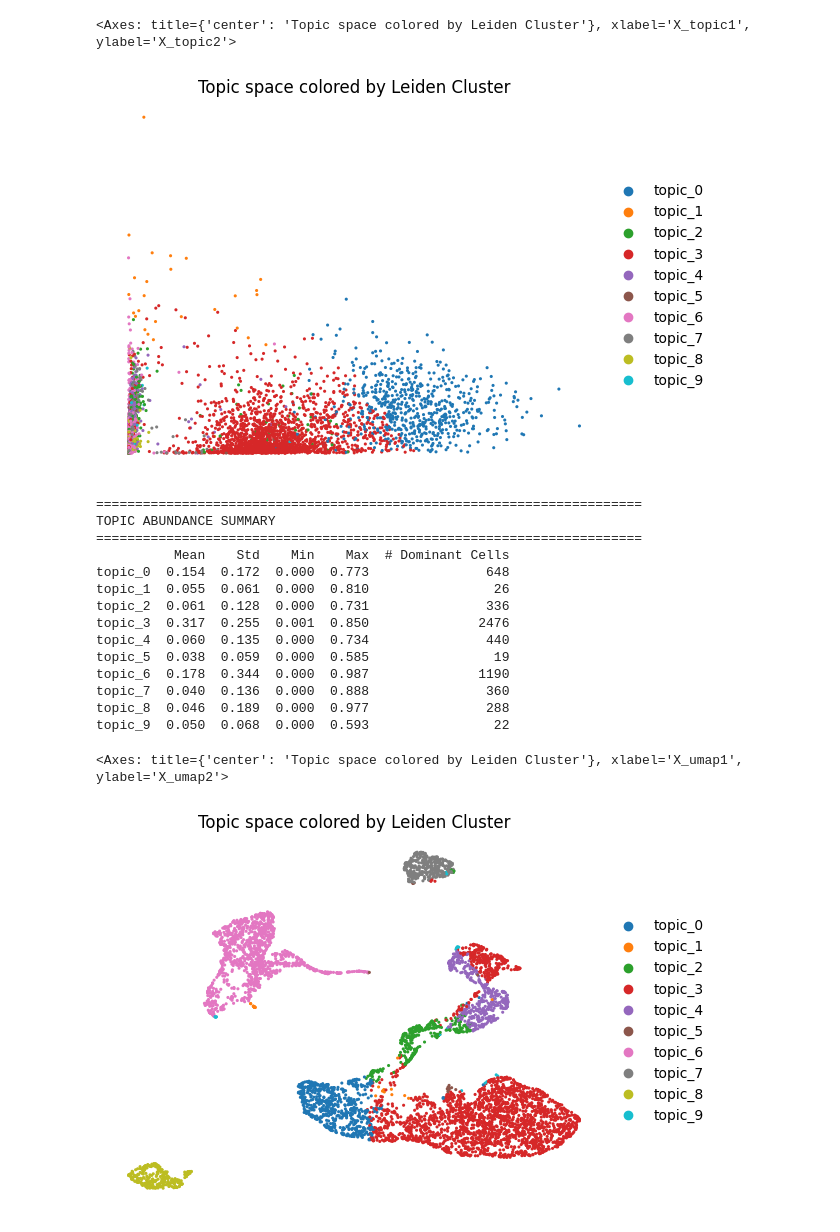
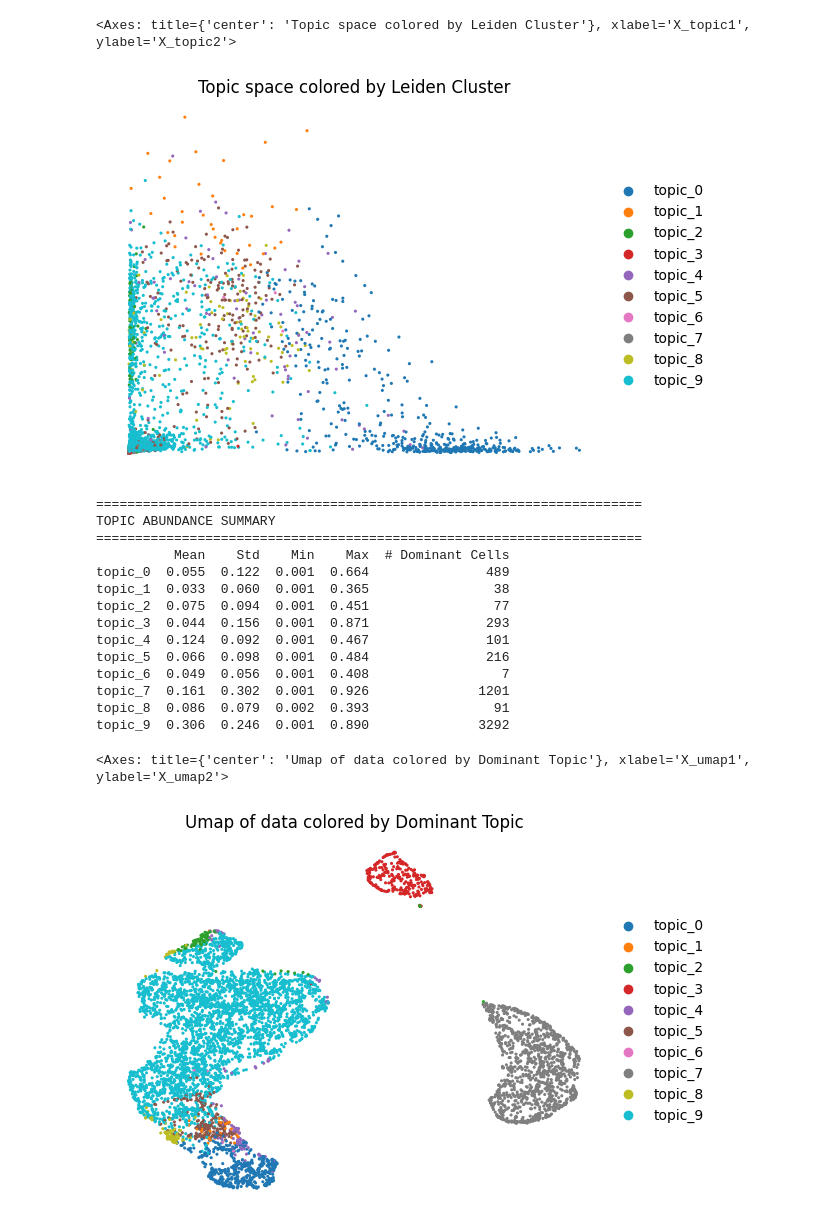
Before and after one commit to fcaretti/TopOmics, a Jupyter notebook: docs/examples/tea_seq.ipynb, the cells around one changed output. Cells and saved outputs as stored; diff of their text form; code cells hidden in the pictures.

```diff
--- a/docs/examples/tea_seq.ipynb
+++ b/docs/examples/tea_seq.ipynb
@@ -16,3 +37,5 @@ mdata = mu.read_h5mu("/data/GSE158013/GSM5123951.h5mu")
+# %%
+mdata.mod['atac'].layers['counts'] = (mdata.mod['atac'].layers['counts'] > 0).astype(int)
 # %%
 # Filter a bit to have it last a reasonable time
 sc.pp.highly_variable_genes(mdata.mod['rna'], n_top_genes=2000, flavor='seurat_v3', layer='counts')
@@ -21,14 +44,16 @@ mdata.mod['rna'] = mdata.mod['rna'][:, mdata.mod['rna'].var['highly_variable']].
 sc.pp.highly_variable_genes(mdata.mod['atac'], n_top_genes=10000, flavor='seurat_v3', layer='counts')
 mdata.mod['atac'] = mdata.mod['atac'][:, mdata.mod['atac'].var['highly_variable']].copy()
 
-# Now create model with filtered data
 model = MultimodalAmortizedLDA.from_data(
     mdata,
-    modalities=["rna", "atac", "prot"],
-    layers="counts",
+    modalities=["rna", "atac", "prot"],  # specify which modalities to use
     n_topics=10,
+    likelihoods=["gamma_poisson", "bernoulli", "gamma_poisson"],
+    layers='counts',
     n_hidden=64,
     cell_topic_prior=1/10,
+    weight_mode = 'cell',
+    normalize_encoder_inputs= True
 )
 # %%
 model.train(
@@ -91,7 +124,7 @@ mu.pl.embedding(
 )
 # %% [output]
 <Axes: title={'center': 'Topic space colored by Leiden Cluster'}, xlabel='X_topic1', ylabel='X_topic2'>
-[figure, old version]
+[figure, new version]
 # %%
 print("\n" + "="*70)
 print("TOPIC ABUNDANCE SUMMARY")
@@ -111,27 +144,27 @@ print(summary_df.round(3).to_string())
 TOPIC ABUNDANCE SUMMARY
 ======================================================================
           Mean    Std    Min    Max  # Dominant Cells
-topic_0  0.154  0.172  0.000  0.773               648
-topic_1  0.055  0.061  0.000  0.810                26
-topic_2  0.061  0.128  0.000  0.731               336
-topic_3  0.317  0.255  0.001  0.850              2476
-topic_4  0.060  0.135  0.000  0.734               440
-topic_5  0.038  0.059  0.000  0.585                19
-topic_6  0.178  0.344  0.000  0.987              1190
-topic_7  0.040  0.136  0.000  0.888               360
-topic_8  0.046  0.189  0.000  0.977               288
-topic_9  0.050  0.068  0.000  0.593                22
+topic_0  0.055  0.122  0.001  0.664               489
+topic_1  0.033  0.060  0.001  0.365                38
+topic_2  0.075  0.094  0.001  0.451                77
+topic_3  0.044  0.156  0.001  0.871               293
+topic_4  0.124  0.092  0.001  0.467               101
+topic_5  0.066  0.098  0.001  0.484               216
+topic_6  0.049  0.056  0.001  0.408                 7
+topic_7  0.161  0.302  0.001  0.926              1201
+topic_8  0.086  0.079  0.002  0.393                91
+topic_9  0.306  0.246  0.001  0.890              3292
 # %%
 mu.pl.embedding(
     mdata,
     basis = "X_umap",
     color="dominant_topic",
     frameon=False,
     s=20,
-    title="Topic space colored by Leiden Cluster",
+    title="Umap of data colored by Dominant Topic",
     show=False,
     legend_loc="right margin"
 )
 # %% [output]
-<Axes: title={'center': 'Topic space colored by Leiden Cluster'}, xlabel='X_umap1', ylabel='X_umap2'>
+<Axes: title={'center': 'Umap of data colored by Dominant Topic'}, xlabel='X_umap1', ylabel='X_umap2'>
-[figure, old version]
+[figure, new version]
```
Also changed, not shown: parts of 13 cells of this notebook, 10 other files.
